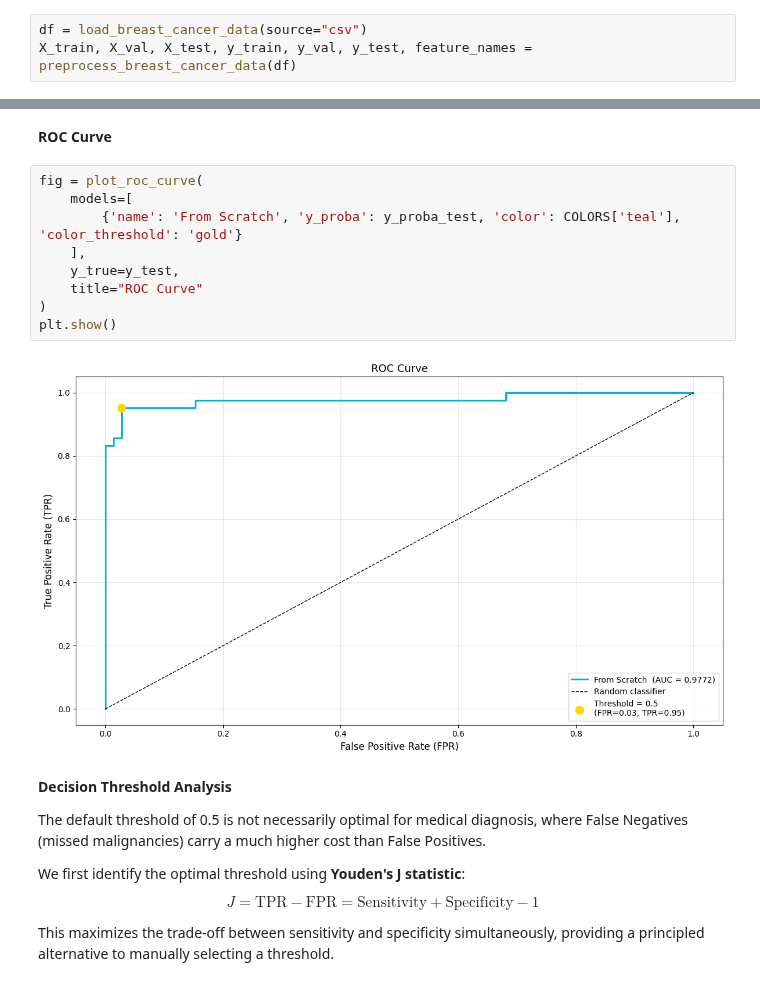
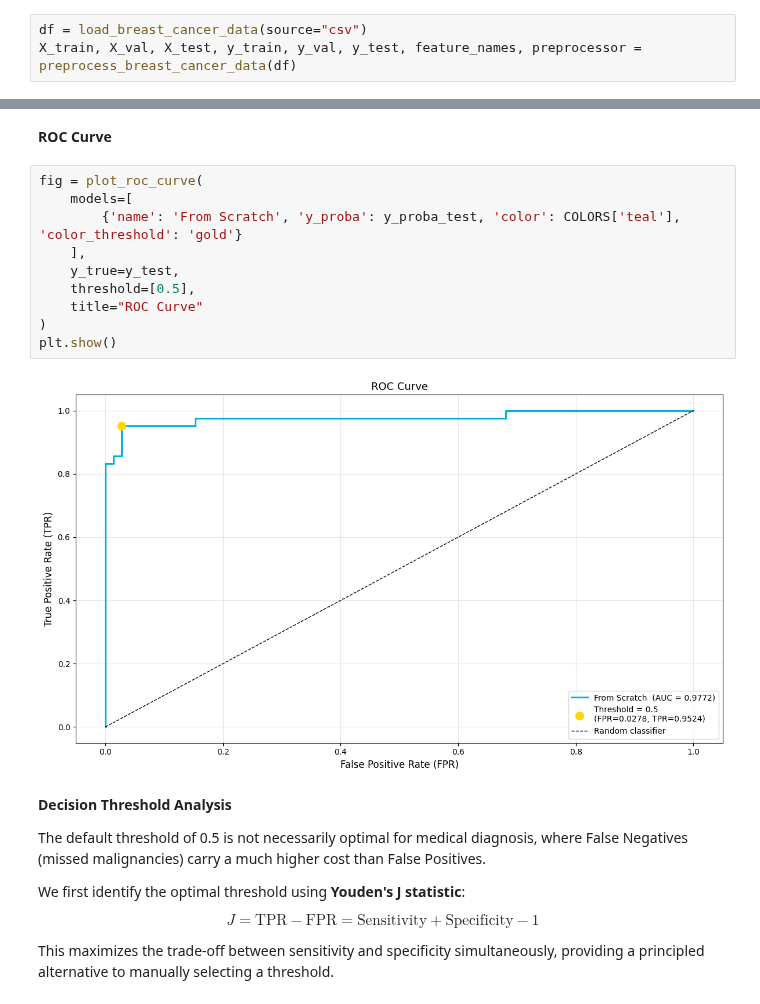
Before and after one commit to laveanfield/Logistic-Regression-from-Scratch, a Jupyter notebook: logistic_regression_breast_cancer.ipynb, the cells around one changed output, grey strips where cells are left out. Drawn from its saved outputs; the diff is of its cells as text.

```diff
--- a/logistic_regression_breast_cancer.ipynb
+++ b/logistic_regression_breast_cancer.ipynb
@@ -254,7 +258,7 @@ class LogisticRegressionScratch:
 ## **Data Preparation**
 # %%
 df = load_breast_cancer_data(source="csv")
-X_train, X_val, X_test, y_train, y_val, y_test, feature_names = preprocess_breast_cancer_data(df)
+X_train, X_val, X_test, y_train, y_val, y_test, feature_names, preprocessor = preprocess_breast_cancer_data(df)
 # %% [output]
 Read CSV from: D:\IT\Machine Learning\Logistic-Regression-from-Scratch\data\processed\data.csv...
 Have read 569 feartures 31 columns
@@ -376,14 +377,15 @@ True Positive  (TP) = 40  - Correctly identified Malignant
 # %%
 fig = plot_roc_curve(
     models=[
         {'name': 'From Scratch', 'y_proba': y_proba_test, 'color': COLORS['teal'], 'color_threshold': 'gold'}
     ],
     y_true=y_test,
+    threshold=[0.5],
     title="ROC Curve"
 )
 plt.show()
 # %% [output]
-[figure, old version]
+[figure, new version]
 # %% [markdown]
 **Decision Threshold Analysis**
 
```
Also changed, not shown: parts of 11 cells of this notebook, 15 other files.
